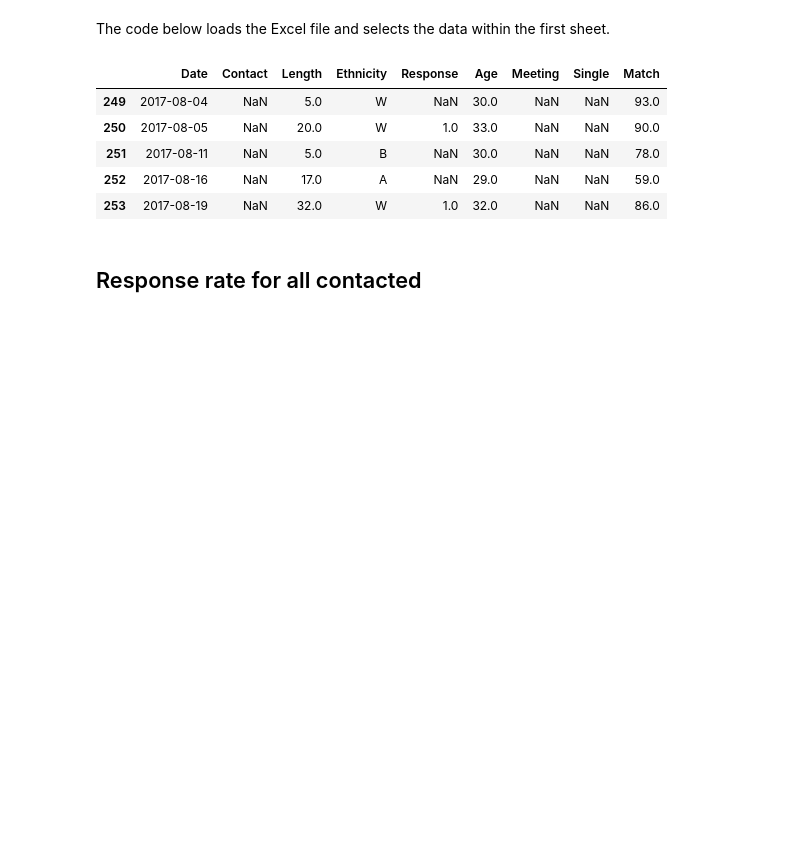
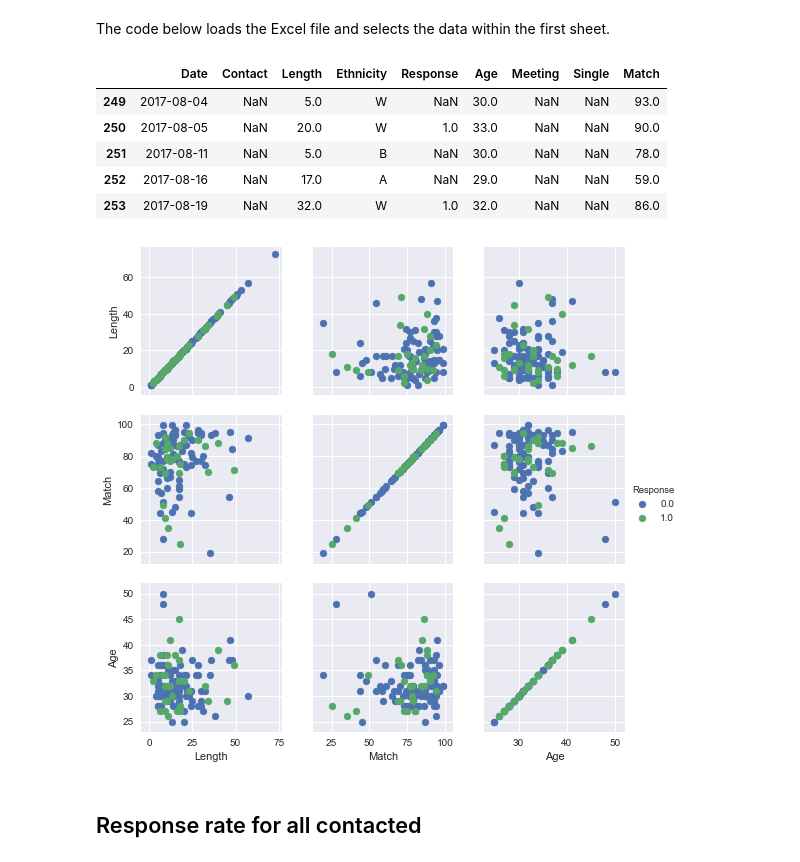
Before and after one commit to caheredia/Data-Science-Portfolio, a Jupyter notebook: Responses/develop/2017-8-21_ch_okc_response_data-Copy1.ipynb, the cells around one changed output. Drawn from its saved outputs; the diff is of its cells as text; code cells hidden in the pictures; blank space fills up the shorter version.

```diff
--- a/Responses/develop/2017-8-21_ch_okc_response_data-Copy1.ipynb
+++ b/Responses/develop/2017-8-21_ch_okc_response_data-Copy1.ipynb
@@ -43,6 +43,14 @@ df.Ethnicity.replace( 'W', 'White', inplace = True)
 df.Ethnicity.replace( 'L', 'Latina', inplace = True)
 df.Ethnicity.replace( 'A', 'Asian', inplace = True)
 df.Ethnicity.replace( 'B', 'Black', inplace = True)
+# %%
+g = sns.PairGrid(df, vars=["Length", "Match", 'Age'], hue="Response")
+
+#g = sns.PairGrid([df.Length, df.Match, df.Age],  hue="Response")
+g.map(plt.scatter)
+g.add_legend();
+# %% [output]
+[figure, added]
 # %% [markdown]
 ## Response rate for all contacted
 # %%
```
Also changed, not shown: parts of 4 cells of this notebook, 1 other file.
